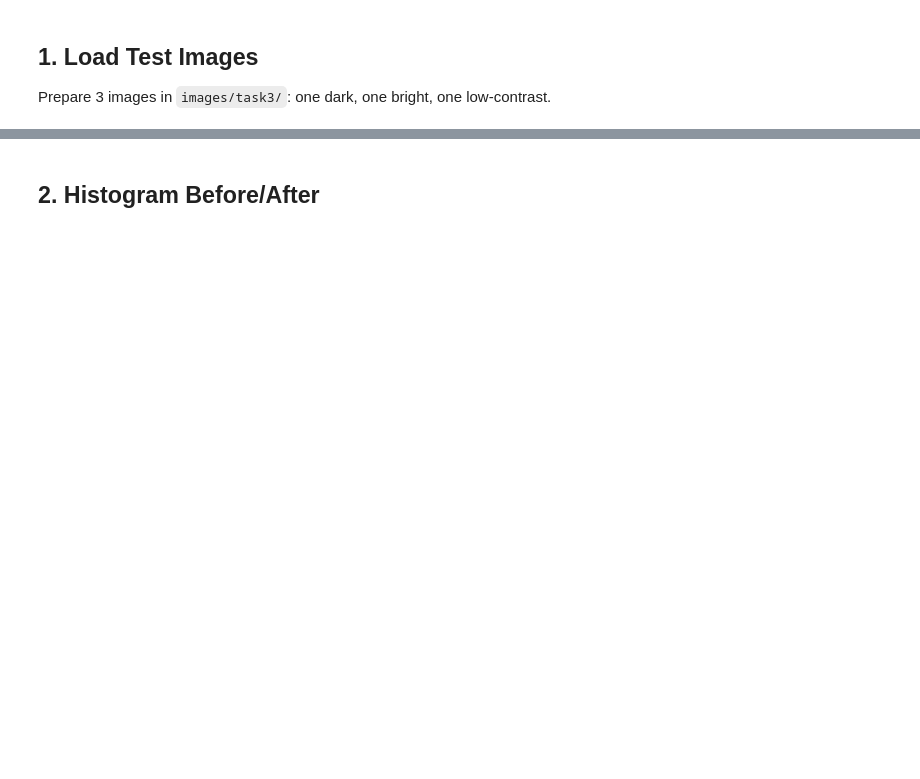
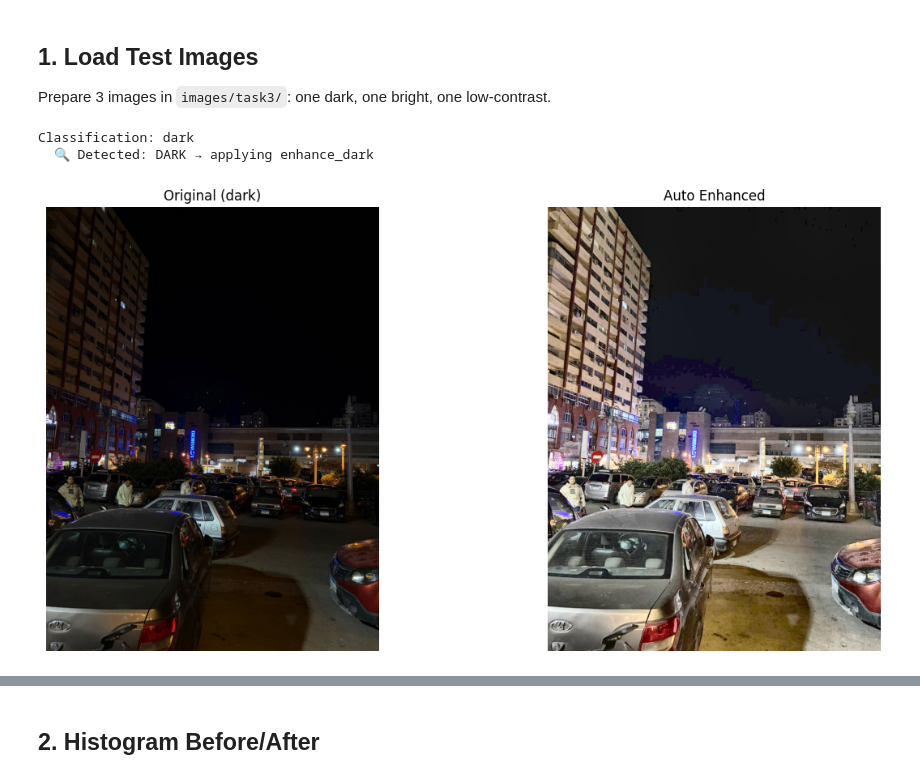
Before and after one commit to ARefaat1/image-processor, a Jupyter notebook: notebooks/test_task3.ipynb, the cells around one changed output, grey strips where cells are left out. Cells and saved outputs as stored; diff of their text form; code cells hidden in the pictures; blank space fills up the shorter version.

Commit message:
task3

```diff
--- a/notebooks/test_task3.ipynb
+++ b/notebooks/test_task3.ipynb
@@ -19,9 +21,13 @@ print("✅ Imports OK")
 Prepare 3 images in `images/task3/`: one dark, one bright, one low-contrast.
 # %%
 # Test with a dark image
-img_dark = load_image('../images/task3/dark.jpg')  # <-- CHANGE THIS
+img_dark = load_image(r'C:\Users\Elatty\Desktop\com v\image-processor\WhatsApp Image 2026-05-08 at 11.07.03 PM.jpeg')  # <-- CHANGE THIS
 print(f"Classification: {classify_image(img_dark)}")
 enhanced_dark, cls = auto_enhance(img_dark)
 show_before_after(img_dark, enhanced_dark, f"Original ({cls})", "Auto Enhanced")
+# %% [output]
+Classification: dark
+  🔍 Detected: DARK → applying enhance_dark
+[figure, added]
 # %%
 # Test with a bright image
```
Also changed, not shown: parts of 5 cells of this notebook, 9 other files.
